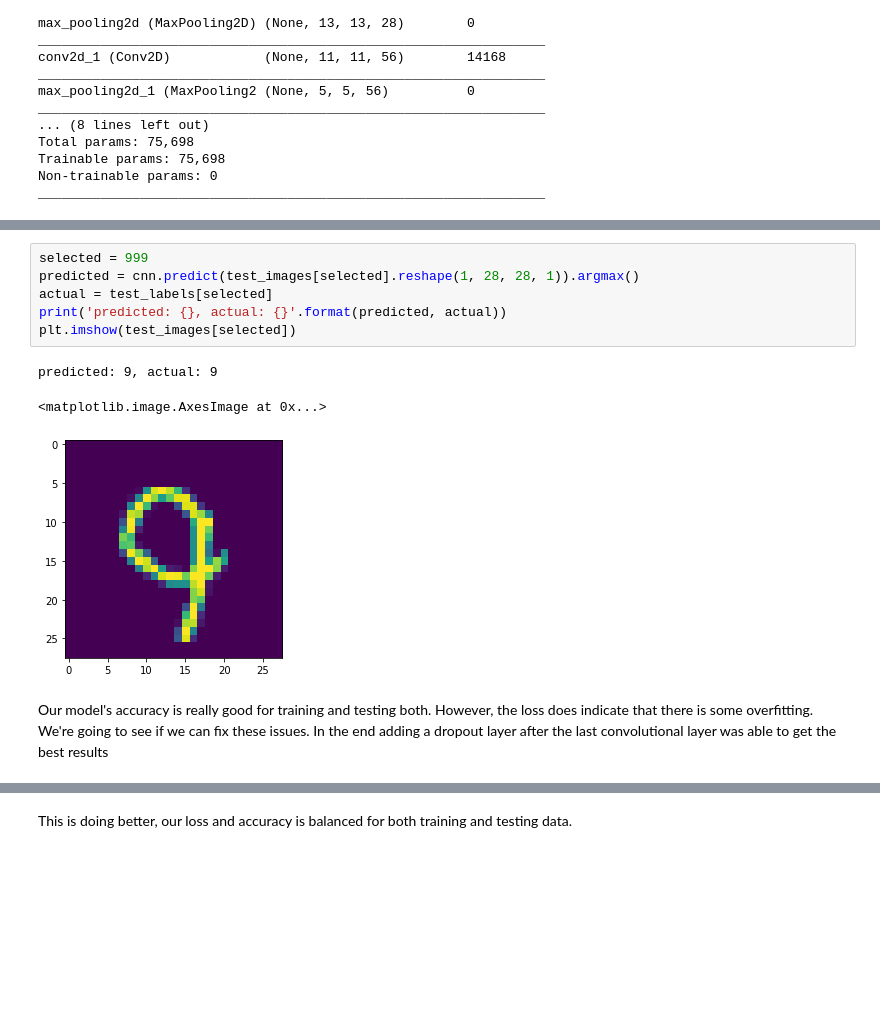
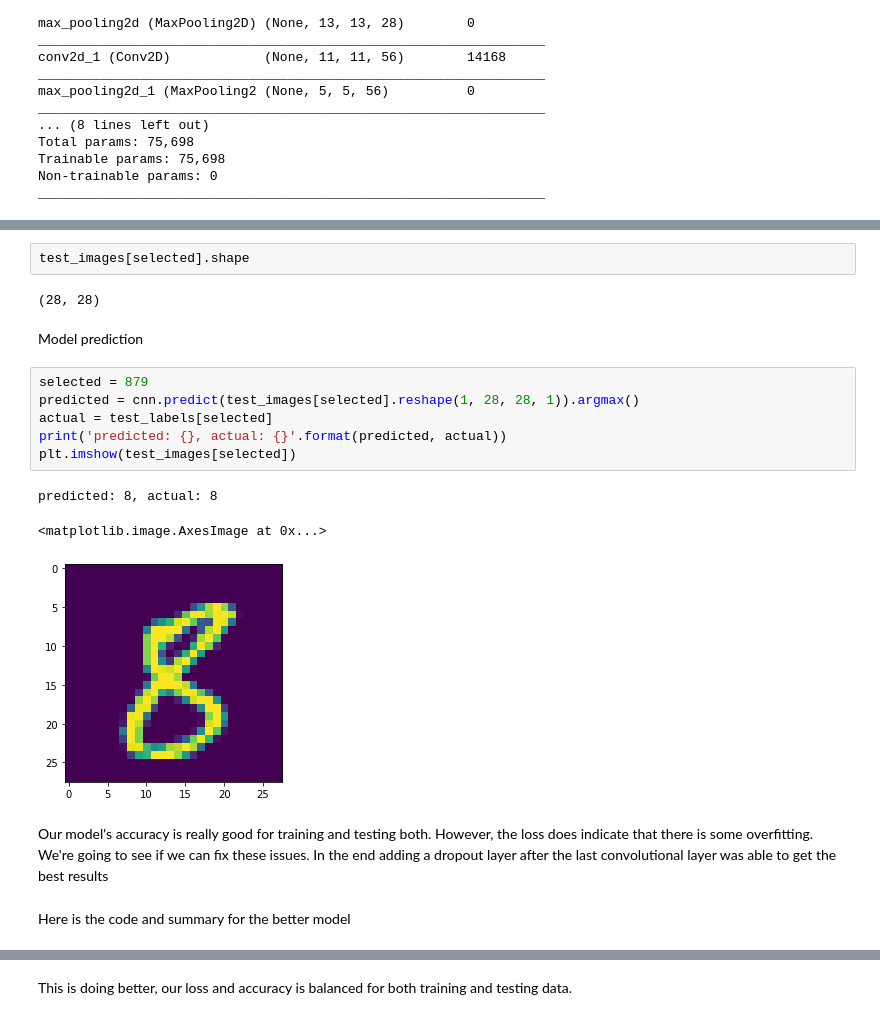
Before and after one commit to spe301/CNN-tutorial, a Jupyter notebook: CNN_Tutorial.ipynb, the cells around one changed output, grey strips where cells are left out. Cells and saved outputs as stored; diff of their text form; blank space fills up the shorter version.

```diff
--- a/CNN_Tutorial.ipynb
+++ b/CNN_Tutorial.ipynb
@@ -133,15 +138,23 @@ cnn.evaluate(Xval, yval, batch_size=64)
+# %%
+test_images[selected].shape
+# %% [output]
+(28, 28)
+# %% [markdown]
+Model prediction
 # %%
-selected = 999
+selected = 879
 predicted = cnn.predict(test_images[selected].reshape(1, 28, 28, 1)).argmax()
 actual = test_labels[selected]
 print('predicted: {}, actual: {}'.format(predicted, actual))
 plt.imshow(test_images[selected])
 # %% [output]
-predicted: 9, actual: 9
+predicted: 8, actual: 8
 <matplotlib.image.AxesImage at 0x...>
-[figure, old version]
+[figure, new version]
 # %% [markdown]
 Our model's accuracy is really good for training and testing both. However, the loss does indicate that there is some overfitting. We're going to see if we can fix these issues. In the end adding a dropout layer after the last convolutional layer was able to get the best results
+# %% [markdown]
+Here is the code and summary for the better model
 # %%
 cnn2 = models.Sequential()
 cnn2.add(layers.Conv2D(28, (3, 3), activation='relu', input_shape=(28, 28, 1)))
```
Also changed, not shown: parts of 26 cells of this notebook.
